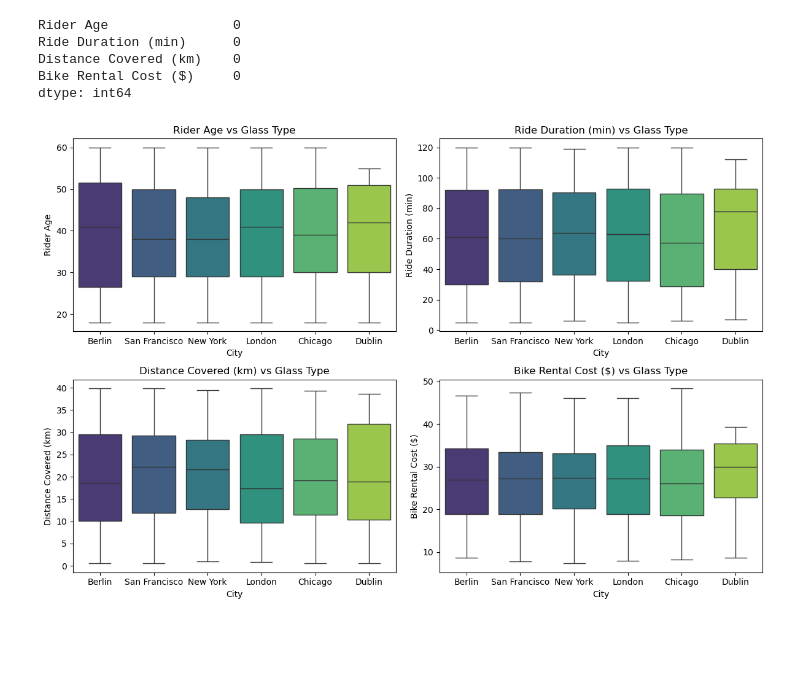
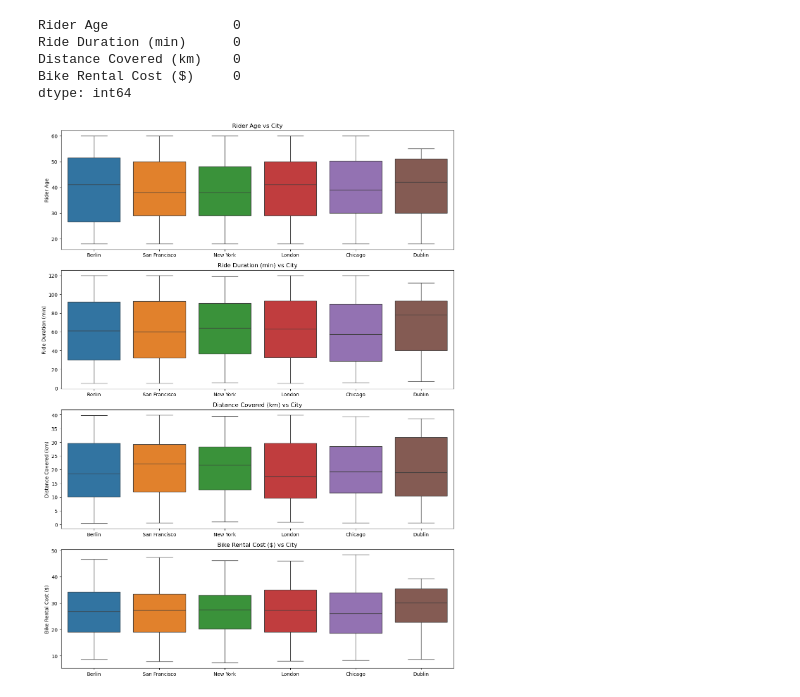
Before and after one commit to OnionKnightN/dynamic-pricing-regression-model, a Jupyter notebook: Hdip_Hoai_Nhan_Nguyen_2024.ipynb, the cells around one changed output. Cells and saved outputs as stored; diff of their text form; code cells hidden in the pictures; blank space fills up the shorter version.

```diff
--- a/Hdip_Hoai_Nhan_Nguyen_2024.ipynb
+++ b/Hdip_Hoai_Nhan_Nguyen_2024.ipynb
@@ -154,19 +167,0 @@ plt.show()
-# %%
-# Selecting only numerical features
-numerical_features = df.select_dtypes(include=['float64'])
-
-# Calculate the number of rows and columns dynamically based on the number of features
-number_of_features = len(numerical_features.columns)
-number_of_cols = 2
-number_of_rows = (number_of_features // number_of_cols) + (number_of_features % number_of_cols > 0)
-
-# Defining the plot figure size
-plt.figure(figsize=(12, number_of_rows * 4))
-
-# For loop to create visualization of the distribution of each feature
-for i, feature in enumerate(numerical_features.columns, 1):
-    plt.subplot(number_of_rows, number_of_cols, i)
-    sns.histplot(numerical_features[feature], kde=True, color='skyblue')
-    plt.title(f'Distribution of {feature}')
-plt.tight_layout()
-plt.show()
@@ -191,16 +187,26 @@ Distance Covered (km)    0
 Bike Rental Cost ($)     0
 dtype: int64
 # %%
+# Calculate the number of rows and columns dynamically based on the number of features
+number_of_features = len(numerical_features.columns)
+number_of_cols = 1
+number_of_rows = (number_of_features // number_of_cols) + (number_of_features % number_of_cols > 0)
+
 # Defining the plot figure size
 plt.figure(figsize=(12, number_of_rows * 4))
 
 # For loop to create boxplots visualization for each numerical feature
 for i, feature in enumerate(numerical_features.columns, 1):
+    # Creating the subplots dynamically
     plt.subplot(number_of_rows, number_of_cols, i)
-    sns.boxplot(x='City', y=feature, data=df, hue='City', palette='viridis', legend=False)
-    plt.title(f'{feature} vs Glass Type')
+    # Boxplot based on each City and numerical features (Rider Age, Ride Duration (min), Distance Covered (km) or Bike Rental Cost ($))
+    sns.boxplot(x='City', y=feature, data=df, hue='City', legend=False)
+    # Adding title to the boxplot
+    plt.title(f'{feature} vs City')
+    # Removing the xlabels
+    plt.xlabel('')
 
 plt.tight_layout()
 plt.show()
 # %% [output]
-[figure, old version]
+[figure, new version]
```
Also changed, not shown: parts of 15 cells of this notebook.
